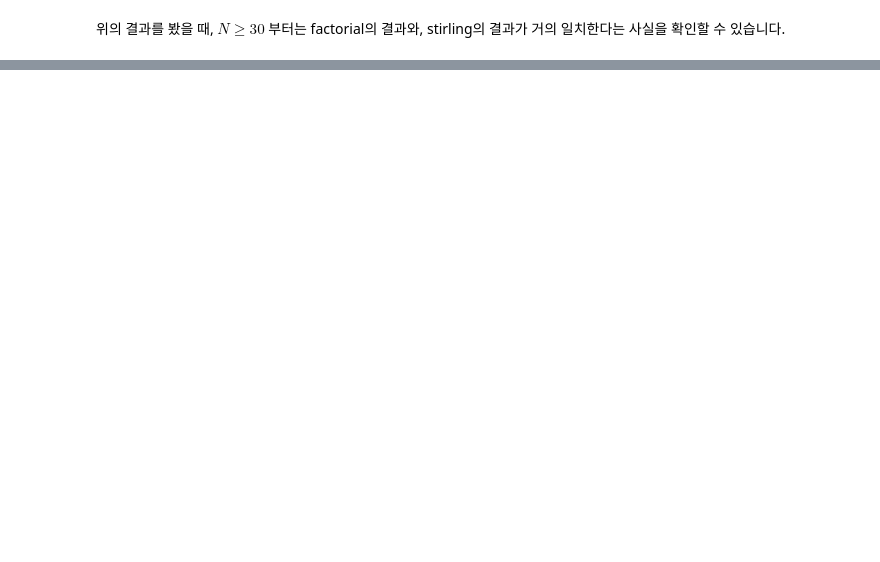
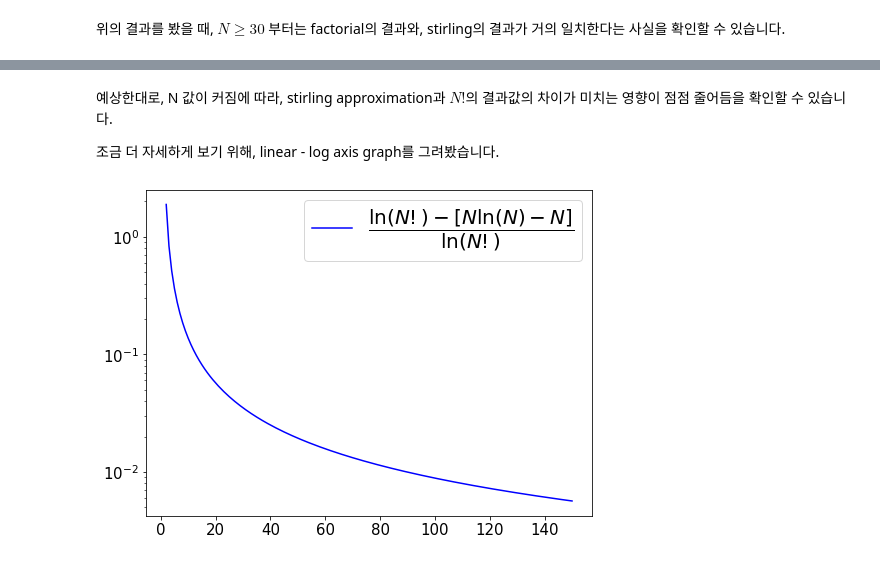
Before and after one commit to thereexist/Physical_chemistry_3, a Jupyter notebook: Ensemble state/Ensemble_state_Stirling_Approx.ipynb, the cells around one changed output, grey strips where cells are left out. Saved outputs shown, nothing was run; the diff lists cells and outputs as text; code cells hidden in the pictures; blank space fills up the shorter version.

```diff
--- a/Ensemble state/Ensemble_state_Stirling_Approx.ipynb
+++ b/Ensemble state/Ensemble_state_Stirling_Approx.ipynb
@@ -121,0 +137,15 @@ plt.show()
+# %% [markdown]
+예상한대로, N 값이 커짐에 따라, stirling approximation과 $N!$의 결과값의 차이가 미치는 영향이 점점 줄어듬을 확인할 수 있습니다.
+
+조금 더 자세하게 보기 위해, linear - log axis graph를 그려봤습니다.
+# %%
+# 결과를 확인해보기
+plt.figure(figsize = (8,6))
+plt.semilogy(N_array, (log_factorial_result - log_stirling_result)/log_factorial_result, 'b-', label = "$ \dfrac{\ln(N!) - [N\ln(N)-N]}{\ln(N!)}$")
+
+plt.legend(fontsize = 20)
+plt.xticks(fontsize = 15)
+plt.yticks(fontsize = 15)
+plt.show()
+# %% [output]
+[figure, added]
```
Also changed, not shown: parts of 5 cells of this notebook.
